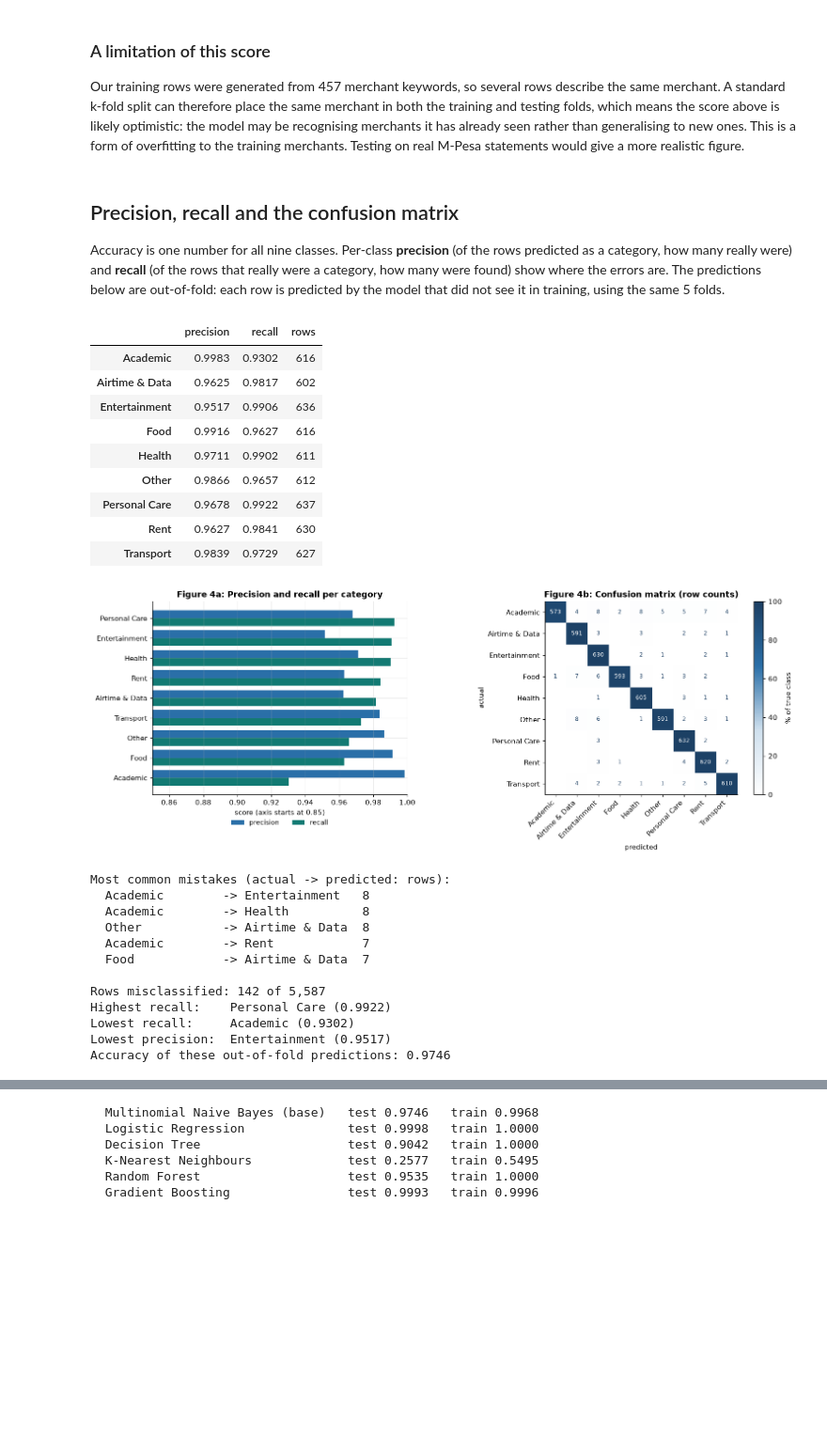
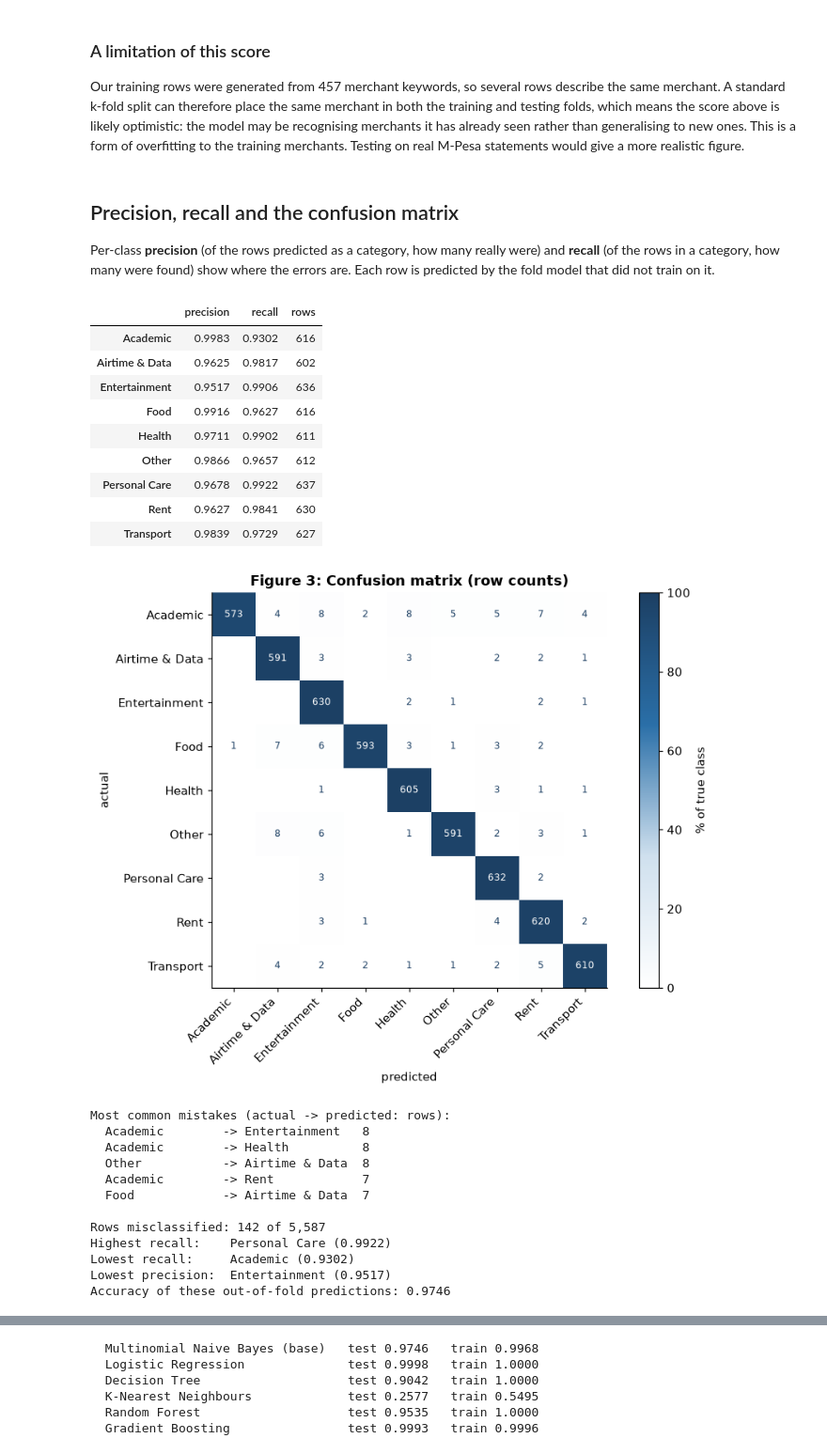
Before and after one commit to AustineIgunza/SemProject_MLEngine, a Jupyter notebook: notebooks/NaiveBayes_Base.ipynb, the cells around one changed output, grey strips where cells are left out. Shown at 94% size. Cells and saved outputs as stored; diff of their text form; code cells hidden in the pictures; blank space fills up the shorter version.

```diff
--- a/notebooks/NaiveBayes_Base.ipynb
+++ b/notebooks/NaiveBayes_Base.ipynb
@@ -153,24 +124,8 @@ plt.rcParams.update({
     "figure.facecolor": "white", "axes.facecolor": "white",
 })
 
-NAVY, BLUE, TEAL, AMBER, RED, GREY = "#1C3F63", "#2A6FA8", "#127A73", "#C8781A", "#C0564B", "#637586"
-PALETTE = [BLUE, TEAL, AMBER, NAVY, RED, "#7E57A2", "#4C9A6A", "#B5852C", GREY]
+NAVY, BLUE, TEAL, RED, GREY = "#1C3F63", "#2A6FA8", "#127A73", "#C0564B", "#637586"
 HEAT = LinearSegmentedColormap.from_list("heat", ["#FFFFFF", "#CFE0EE", "#2A6FA8", "#1C3F63"])
-
-def hboxplot(ax, data, tick_labels, **kw):
-    """Horizontal boxplot that works across matplotlib versions.
-
-    matplotlib >= 3.9 renamed `labels` to `tick_labels`; >= 3.10 replaced
-    `vert=False` with `orientation="horizontal"`. Try the modern spelling,
-    fall back to the legacy one.
-    """
-    try:
-        bp = ax.boxplot(data, orientation="horizontal", **kw)
-    except TypeError:
-        bp = ax.boxplot(data, vert=False, **kw)
-    ax.set_yticks(range(1, len(tick_labels) + 1))
-    ax.set_yticklabels(tick_labels)
-    return bp
 
 # Locate data/train.csv whether the notebook runs from notebooks/, the repo root, or Colab
 CANDIDATES = [Path("data/train.csv"), Path("../data/train.csv"), Path("train.csv")]
@@ -833,10 +698,9 @@ Testing on real M-Pesa statements would give a more realistic figure.
 # %% [markdown]
 ## Precision, recall and the confusion matrix
 
-Accuracy is one number for all nine classes. Per-class **precision** (of the rows predicted as a
-category, how many really were) and **recall** (of the rows that really were a category, how many were
-found) show where the errors are. The predictions below are out-of-fold: each row is predicted by the
-model that did not see it in training, using the same 5 folds.
+Per-class **precision** (of the rows predicted as a category, how many really were) and **recall** (of
+the rows in a category, how many were found) show where the errors are. Each row is predicted by the
+fold model that did not train on it.
 # %%
 # Each row is predicted by the fold model that was not trained on it
 pred = cross_val_predict(base_model, X, y, cv=SKF)
@@ -849,59 +713,45 @@ per_class = pd.DataFrame({
 display(per_class)
 cm = confusion_matrix(y, pred, labels=CLASSES)
 
-fig, axes = plt.subplots(1, 2, figsize=(14, 5.4), gridspec_kw={"width_ratios": [1, 1.25]})
-
-o = per_class.sort_values("recall")
-ypos = np.arange(len(o))
-axes[0].barh(ypos + 0.2, o.precision, height=0.4, color=BLUE, label="precision")
-axes[0].barh(ypos - 0.2, o.recall, height=0.4, color=TEAL, label="recall")
-axes[0].set_yticks(ypos); axes[0].set_yticklabels(o.index)
-# Start the axis just below the lowest score so the differences between classes are visible
-low = max(0.0, np.floor(min(o.precision.min(), o.recall.min()) * 20) / 20 - 0.05)
-axes[0].set_xlim(low, 1.0)
-axes[0].set_xlabel(f"score (axis starts at {low:.2f})")
-axes[0].set_title("Figure 4a: Precision and recall per category")
-axes[0].legend(frameon=False, fontsize=9, loc="upper center", bbox_to_anchor=(0.5, -0.1), ncol=2)
-
 cmn = cm / cm.sum(axis=1, keepdims=True) * 100
-im = axes[1].imshow(cmn, cmap=HEAT, vmin=0, vmax=100)
-axes[1].set_xticks(range(len(CLASSES)))
-axes[1].set_xticklabels(CLASSES, rotation=45, ha="right")
-axes[1].set_yticks(range(len(CLASSES))); axes[1].set_yticklabels(CLASSES)
-axes[1].set_title("Figure 4b: Confusion matrix (row counts)")
-axes[1].set_xlabel("predicted"); axes[1].set_ylabel("actual"); axes[1].grid(False)
+fig, ax = plt.subplots(figsize=(8.4, 6.2))
+im = ax.imshow(cmn, cmap=HEAT, vmin=0, vmax=100)
+ax.set_xticks(range(len(CLASSES))); ax.set_xticklabels(CLASSES, rotation=45, ha="right")
+ax.set_yticks(range(len(CLASSES))); ax.set_yticklabels(CLASSES)
+ax.set_title("Figure 3: Confusion matrix (row counts)")
+ax.set_xlabel("predicted"); ax.set_ylabel("actual"); ax.grid(False)
 for i in range(len(CLASSES)):
     for j in range(len(CLASSES)):
         if cm[i, j]:
-            axes[1].text(j, i, str(cm[i, j]), ha="center", va="center", fontsize=8,
-                         color="white" if cmn[i, j] > 50 else NAVY)
-plt.colorbar(im, ax=axes[1], fraction=0.04, label="% of true class")
+            ax.text(j, i, str(cm[i, j]), ha="center", va="center", fontsize=8,
+                    color="white" if cmn[i, j] > 50 else NAVY)
+plt.colorbar(im, ax=ax, fraction=0.045, label="% of true class")
 plt.tight_layout(); plt.show()
 
 # Off-diagonal cells are the mistakes; list the largest ones
 mistakes = (pd.DataFrame(cm, index=CLASSES, columns=CLASSES)
               .where(~np.eye(len(CLASSES), dtype=bool)).stack().dropna().astype(int)
               .sort_values(ascending=False))
 print("Most common mistakes (actual -> predicted: rows):")
 for (actual, predicted), n in mistakes.head(5).items():
     print(f"  {actual:<15} -> {predicted:<15} {n}")
 print(f"\nRows misclassified: {int(cm.sum() - np.trace(cm))} of {int(cm.sum()):,}")
 print(f"Highest recall:    {per_class.recall.idxmax()} ({per_class.recall.max():.4f})")
 print(f"Lowest recall:     {per_class.recall.idxmin()} ({per_class.recall.min():.4f})")
 print(f"Lowest precision:  {per_class.precision.idxmin()} ({per_class.precision.min():.4f})")
 print(f"Accuracy of these out-of-fold predictions: {(pred == y).mean():.4f}")
 # %% [output]
 |  | precision | recall | rows |
 | Academic | 0.9983 | 0.9302 | 616 |
 | Airtime & Data | 0.9625 | 0.9817 | 602 |
 | Entertainment | 0.9517 | 0.9906 | 636 |
 | Food | 0.9916 | 0.9627 | 616 |
 | Health | 0.9711 | 0.9902 | 611 |
 | Other | 0.9866 | 0.9657 | 612 |
 | Personal Care | 0.9678 | 0.9922 | 637 |
 | Rent | 0.9627 | 0.9841 | 630 |
 | Transport | 0.9839 | 0.9729 | 627 |
-[figure, old version]
+[figure, new version]
 Most common mistakes (actual -> predicted: rows):
   Academic        -> Entertainment   8
   Academic        -> Health          8
```
Also changed, not shown: parts of 28 cells of this notebook.
